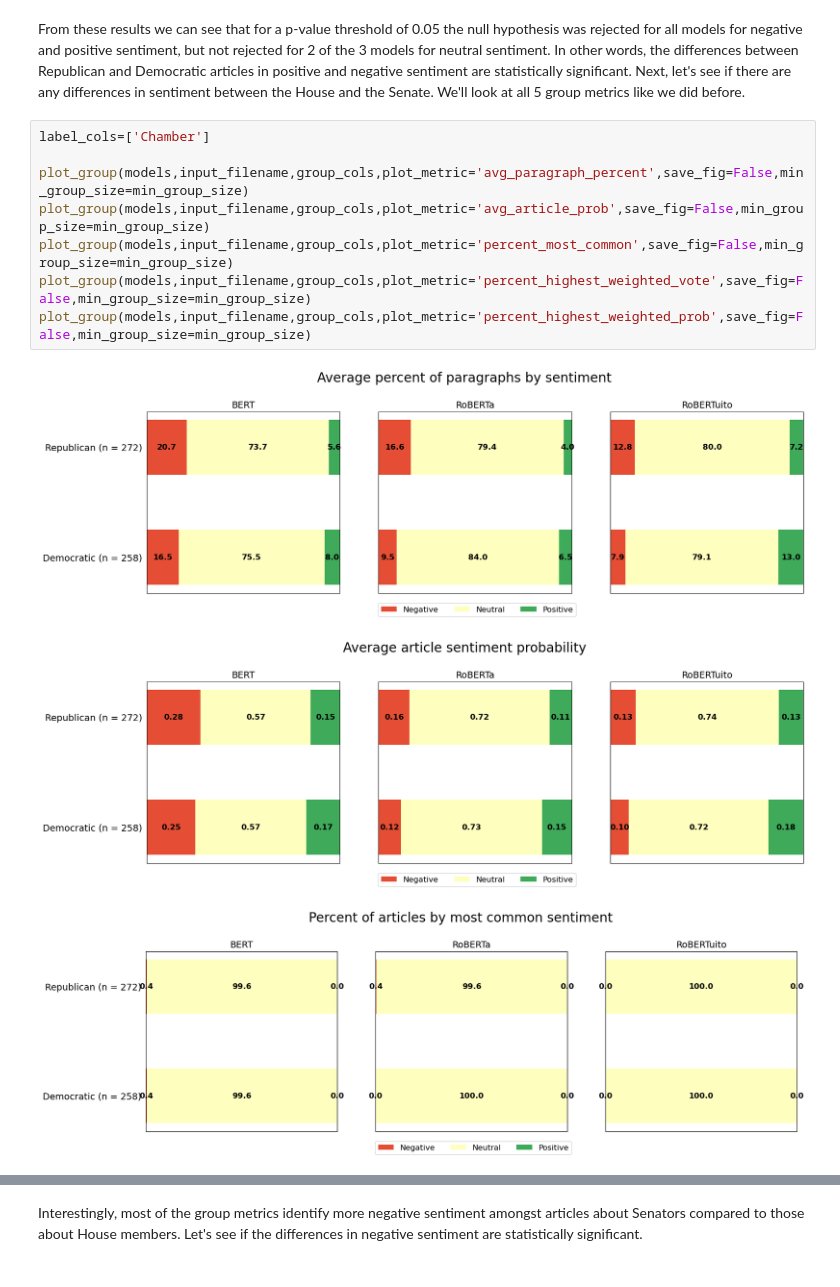
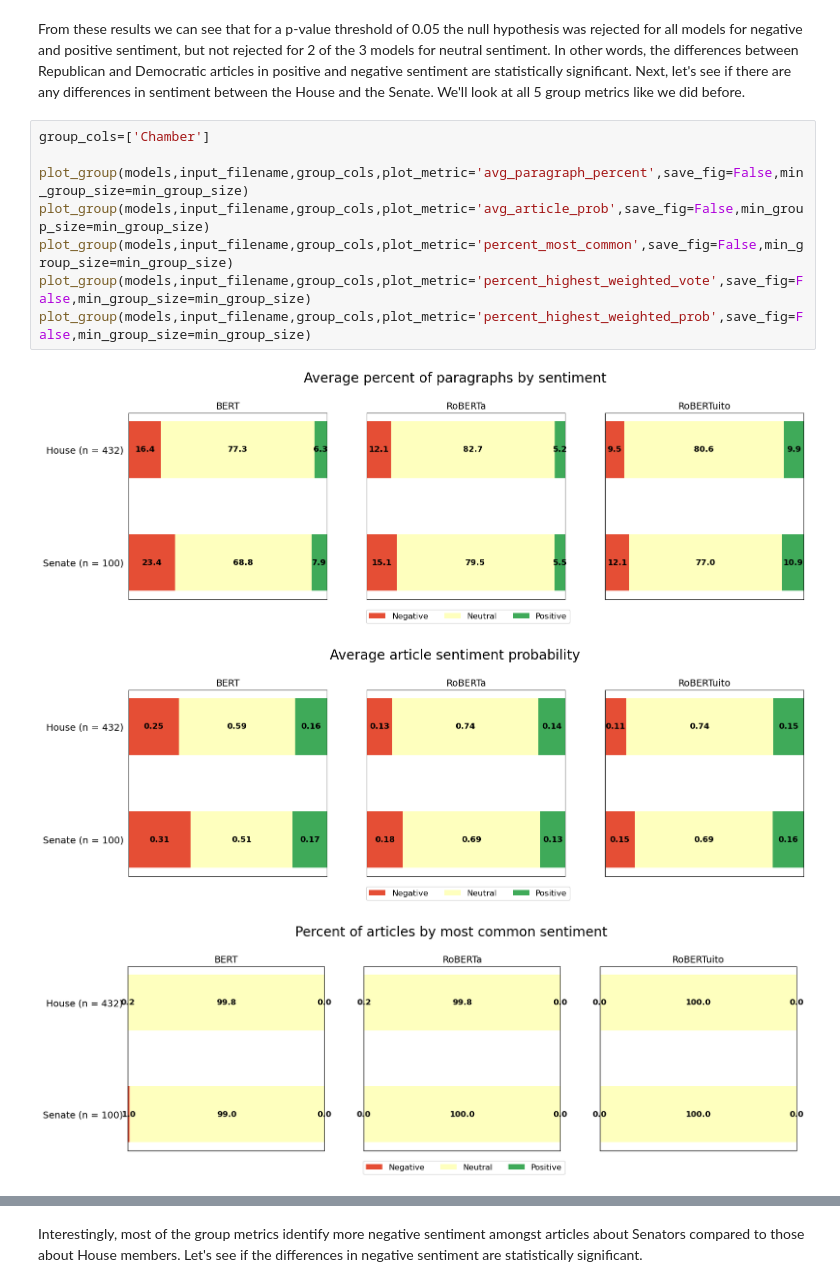
Before and after one commit to git627/Wikipedia-sentiment-analysis, a Jupyter notebook: Examples/Example5-real-world-study.ipynb, the cells around one changed output, grey strips where cells are left out. Saved outputs shown, nothing was run; the diff lists cells and outputs as text.

```diff
--- a/Examples/Example5-real-world-study.ipynb
+++ b/Examples/Example5-real-world-study.ipynb
@@ -88,14 +88,14 @@ p_dict['robertuito']['positive']
 # %% [markdown]
 From these results we can see that for a p-value threshold of 0.05 the null hypothesis was rejected for all models for negative and positive sentiment, but not rejected for 2 of the 3 models for neutral sentiment. In other words, the differences between Republican and Democratic articles in positive and negative sentiment are statistically significant. Next, let's see if there are any differences in sentiment between the House and the Senate. We'll look at all 5 group metrics like we did before.
 # %%
-label_cols=['Chamber']
+group_cols=['Chamber']
 
 plot_group(models,input_filename,group_cols,plot_metric='avg_paragraph_percent',save_fig=False,min_group_size=min_group_size)
 plot_group(models,input_filename,group_cols,plot_metric='avg_article_prob',save_fig=False,min_group_size=min_group_size)
 plot_group(models,input_filename,group_cols,plot_metric='percent_most_common',save_fig=False,min_group_size=min_group_size)
 plot_group(models,input_filename,group_cols,plot_metric='percent_highest_weighted_vote',save_fig=False,min_group_size=min_group_size)
 plot_group(models,input_filename,group_cols,plot_metric='percent_highest_weighted_prob',save_fig=False,min_group_size=min_group_size)
 # %% [output]
-[figure, old version]
+[figure, new version]
-[figure, old version]
+[figure, new version]
-[figure, old version]
+[figure, new version]
```
Also changed, not shown: parts of 4 cells of this notebook.
